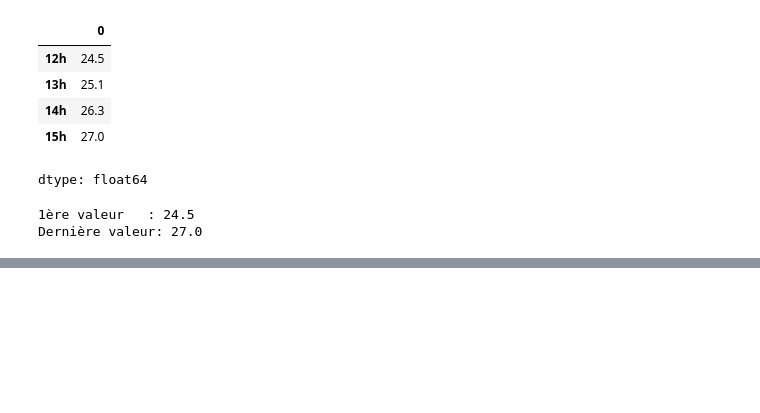
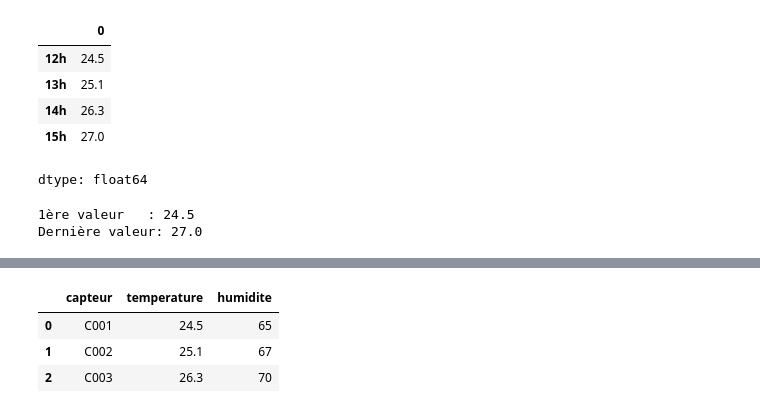
Before and after one commit to fatoufall737/atelier-pandas-iot, a Jupyter notebook: atelier_pandas_iot.ipynb, the cells around one changed output, grey strips where cells are left out. Cells and saved outputs as stored; diff of their text form; code cells hidden in the pictures; blank space fills up the shorter version.

```diff
--- a/atelier_pandas_iot.ipynb
+++ b/atelier_pandas_iot.ipynb
@@ -97,0 +109,15 @@ Dernière valeur: 27.0
+# %%
+# 1) Créer et afficher le dataframe df_test à partir du dictionnaire
+data = {
+    "capteur": ["C001", "C002", "C003"],
+    "temperature": [24.5, 25.1, 26.3],
+    "humidite": [65, 67, 70]
+}
+
+df_test = pd.DataFrame(data)
+df_test
+# %% [output]
+|  | capteur | temperature | humidite |
+| 0 | C001 | 24.5 | 65 |
+| 1 | C002 | 25.1 | 67 |
+| 2 | C003 | 26.3 | 70 |
```
Also changed, not shown: parts of 4 cells of this notebook.
